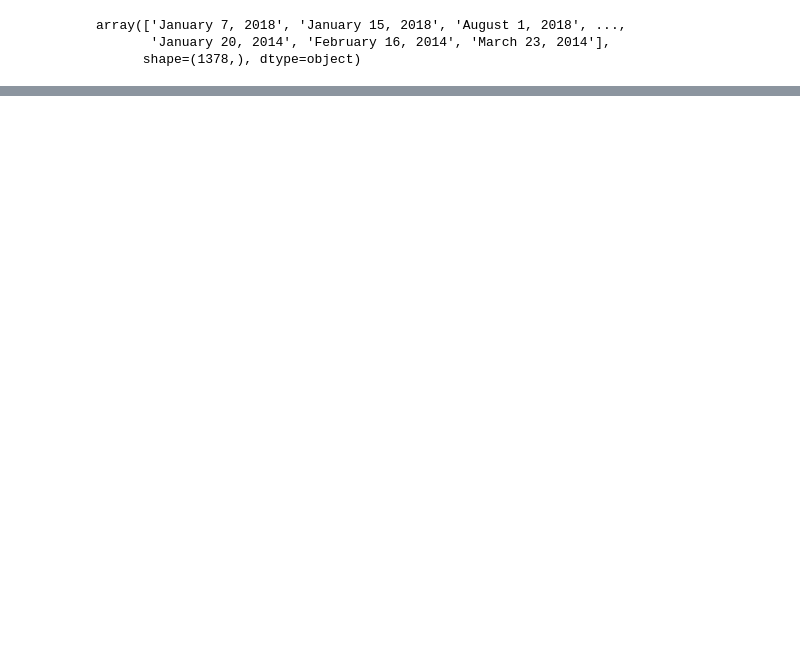
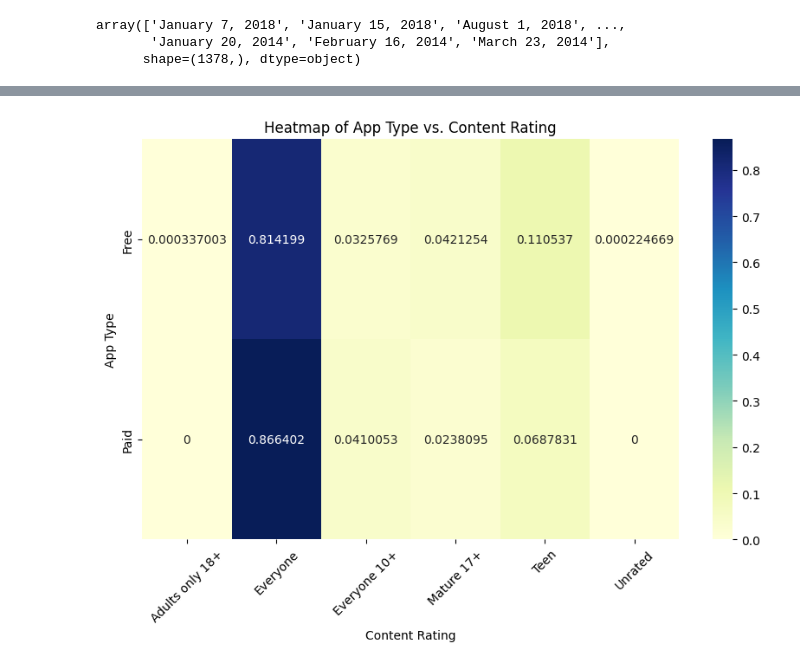
Before and after one commit to AnantK2709/machine-learning-learn, a Jupyter notebook: EDA/googleplay.ipynb, the cells around one changed output, grey strips where cells are left out. Cells and saved outputs as stored; diff of their text form; code cells hidden in the pictures; blank space fills up the shorter version.

```diff
--- a/EDA/googleplay.ipynb
+++ b/EDA/googleplay.ipynb
@@ -157,0 +295,11 @@ df_copy.to_csv('data/google.csv')
+# %%
+ct = pd.crosstab(df_copy['Type'], df_copy['Content Rating'], normalize='index')
+plt.figure(figsize=(10, 6))
+sns.heatmap(ct, annot=True, cmap="YlGnBu", fmt='g')  # 'g' = general number format
+plt.title("Heatmap of App Type vs. Content Rating")
+plt.ylabel("App Type")
+plt.xlabel("Content Rating")
+plt.xticks(rotation=45)
+plt.show()
+# %% [output]
+[figure, added]
```
Also changed, not shown: parts of 15 cells of this notebook, 4 other files.
